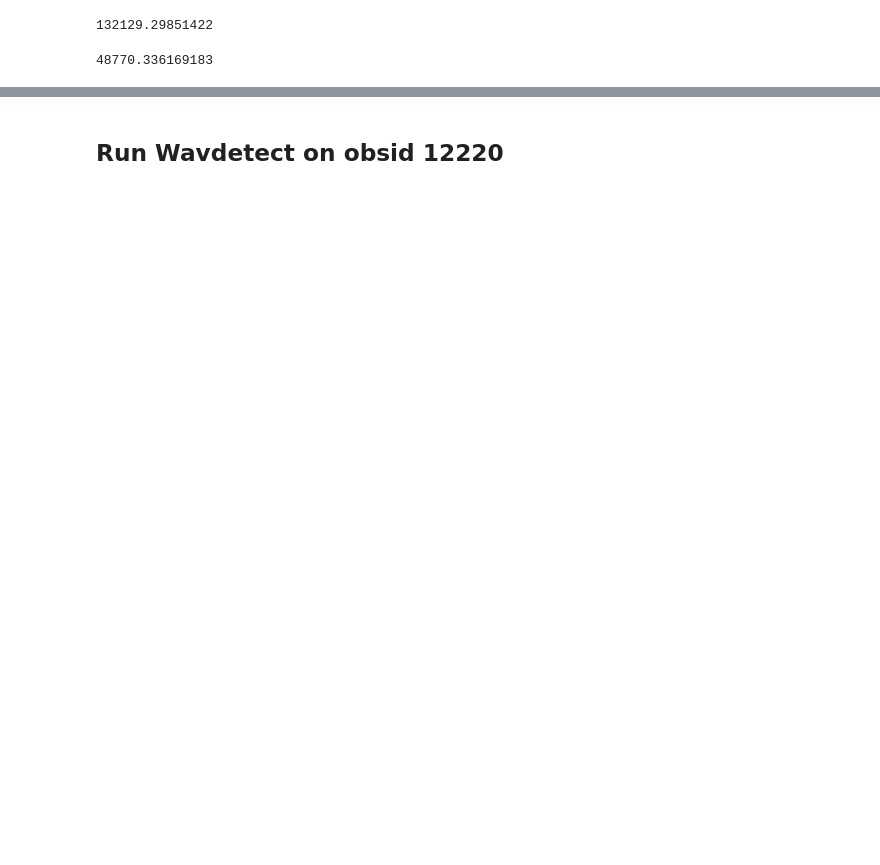
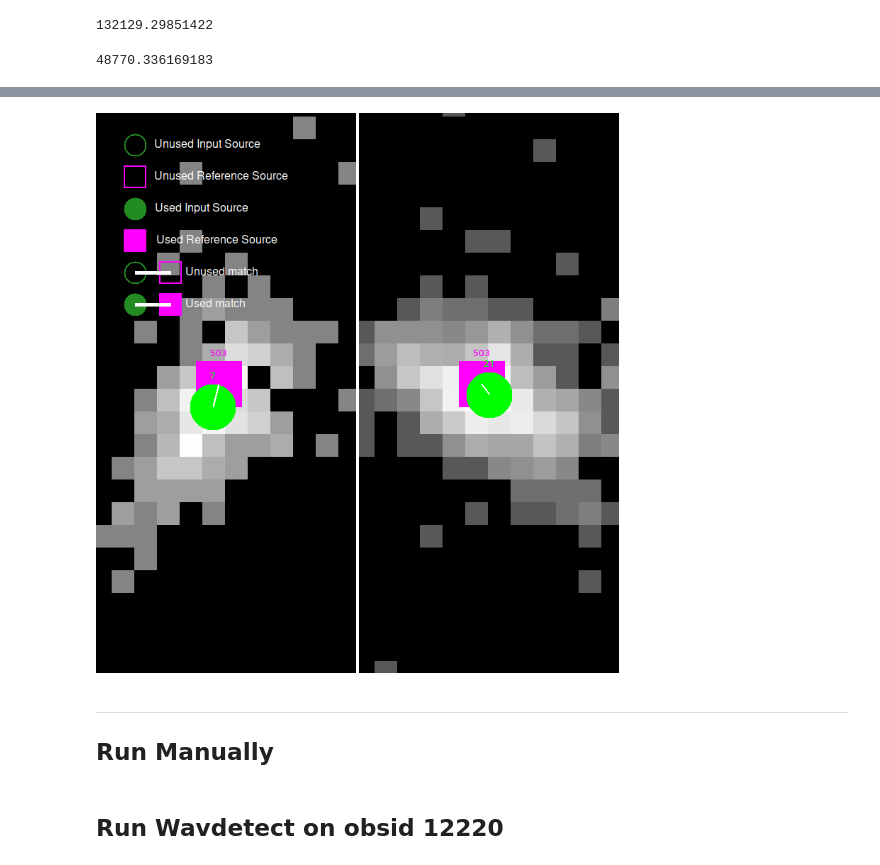
Before and after one commit to cxcsds/ciao-threads, a Jupyter notebook: reproject_aspect.ipynb, the cells around one changed output, grey strips where cells are left out. Saved outputs shown, nothing was run; the diff lists cells and outputs as text; code cells hidden in the pictures; blank space fills up the shorter version.

```diff
--- a/reproject_aspect.ipynb
+++ b/reproject_aspect.ipynb
@@ -78,3 +209,24 @@ dmkeypar 12220/repro/acisf12220_repro_evt2.fits ONTIME echo+
+# %%
+ds9 fine_astro2/pre/example2_12220_broad_thresh.img \
+  -region format ds9 \
+  -region fine_astro2/xmatch/example2_12220.reg \
+  -illustrate load fine_astro2/xmatch/example2_12220.seg \
+  -pan to 3:32:08.6612 -27:47:34.519  fk5 \
+  -zoom to 32 \
+  fine_astro2/pre/example2_2313_broad_thresh.img \
+  -region format ds9 \
+  -region fine_astro2/xmatch/example2_2313.reg \
+  -pan to 3:32:08.6612 -27:47:34.519  fk5 \
+  -zoom to 32 \
+  -saveimage png ds9_fineastro_03.png -exit
+
+display < ds9_fineastro_03.png
+# %% [output]
+[figure, added]
+# %% [markdown]
+---
+
+## Run Manually
 # %% [markdown]
 ## Run Wavdetect on obsid 12220
 # %%
```
Also changed, not shown: parts of 33 cells of this notebook, 1 other file.
